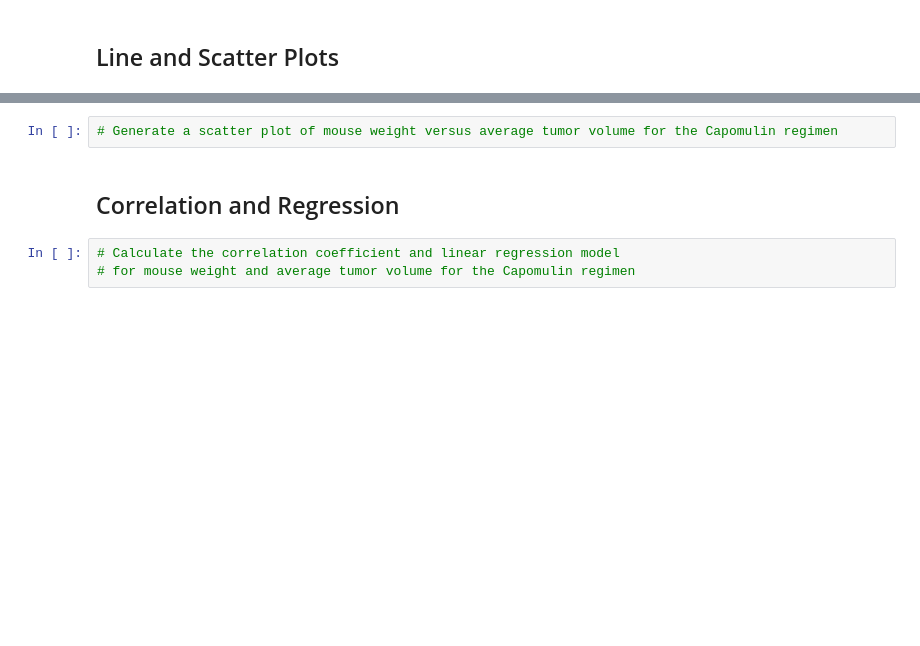
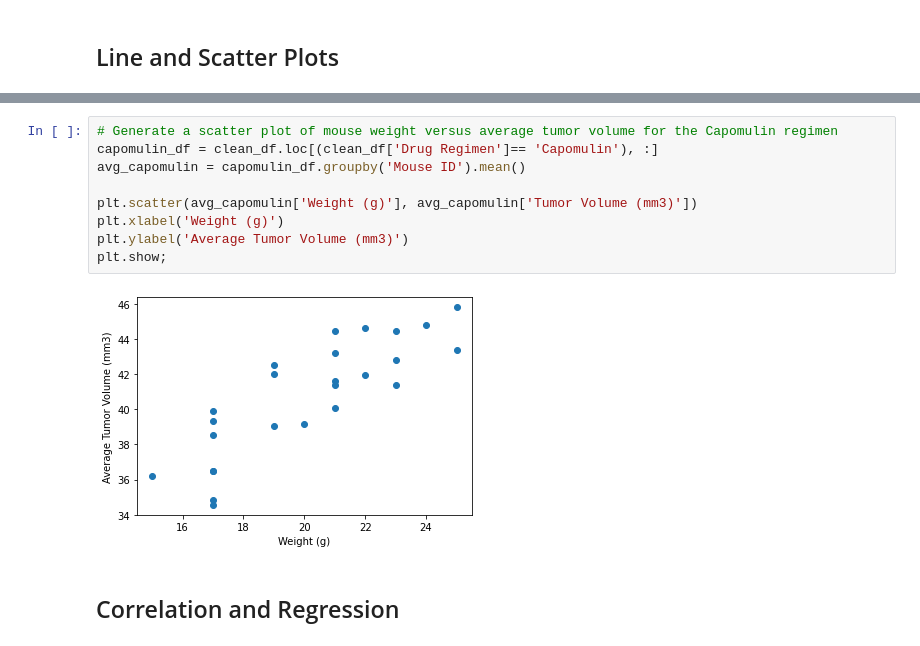
Before and after one commit to mscheme/matplotlib-challenge, a Jupyter notebook: Pymaceuticals/pymaceuticals.ipynb, the cells around one changed output, grey strips where cells are left out. Saved outputs shown, nothing was run; the diff lists cells and outputs as text; blank space fills up the shorter version.

```diff
--- a/Pymaceuticals/pymaceuticals.ipynb
+++ b/Pymaceuticals/pymaceuticals.ipynb
@@ -231,7 +241,13 @@ plt.show;
 # %%
 # Generate a scatter plot of mouse weight versus average tumor volume for the Capomulin regimen
+capomulin_df = clean_df.loc[(clean_df['Drug Regimen']== 'Capomulin'), :]
+avg_capomulin = capomulin_df.groupby('Mouse ID').mean()
+
+plt.scatter(avg_capomulin['Weight (g)'], avg_capomulin['Tumor Volume (mm3)'])
+plt.xlabel('Weight (g)')
+plt.ylabel('Average Tumor Volume (mm3)')
+plt.show;
+# %% [output]
+[figure, added]
 # %% [markdown]
 ## Correlation and Regression
-# %%
-# Calculate the correlation coefficient and linear regression model
-# for mouse weight and average tumor volume for the Capomulin regimen
```
Also changed, not shown: parts of 4 cells of this notebook.
